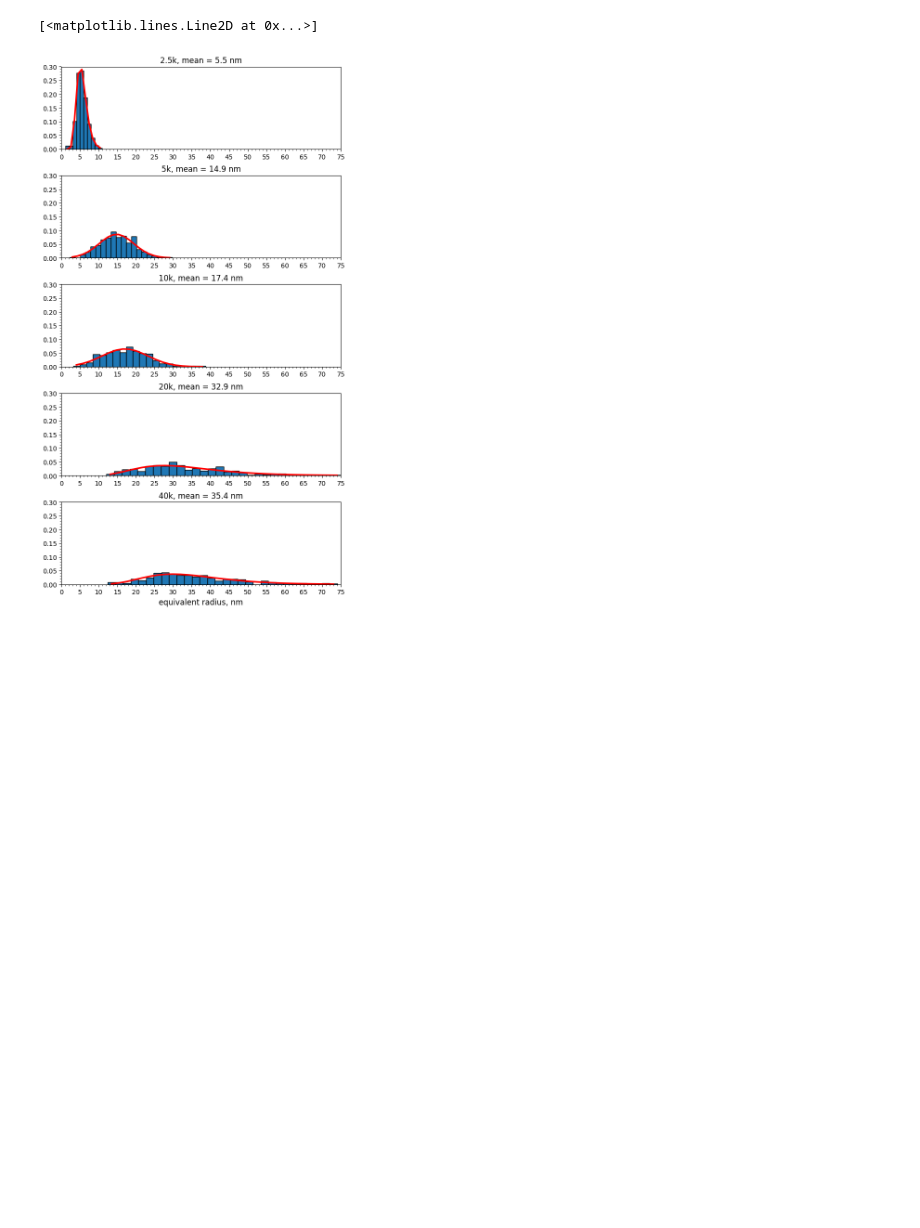
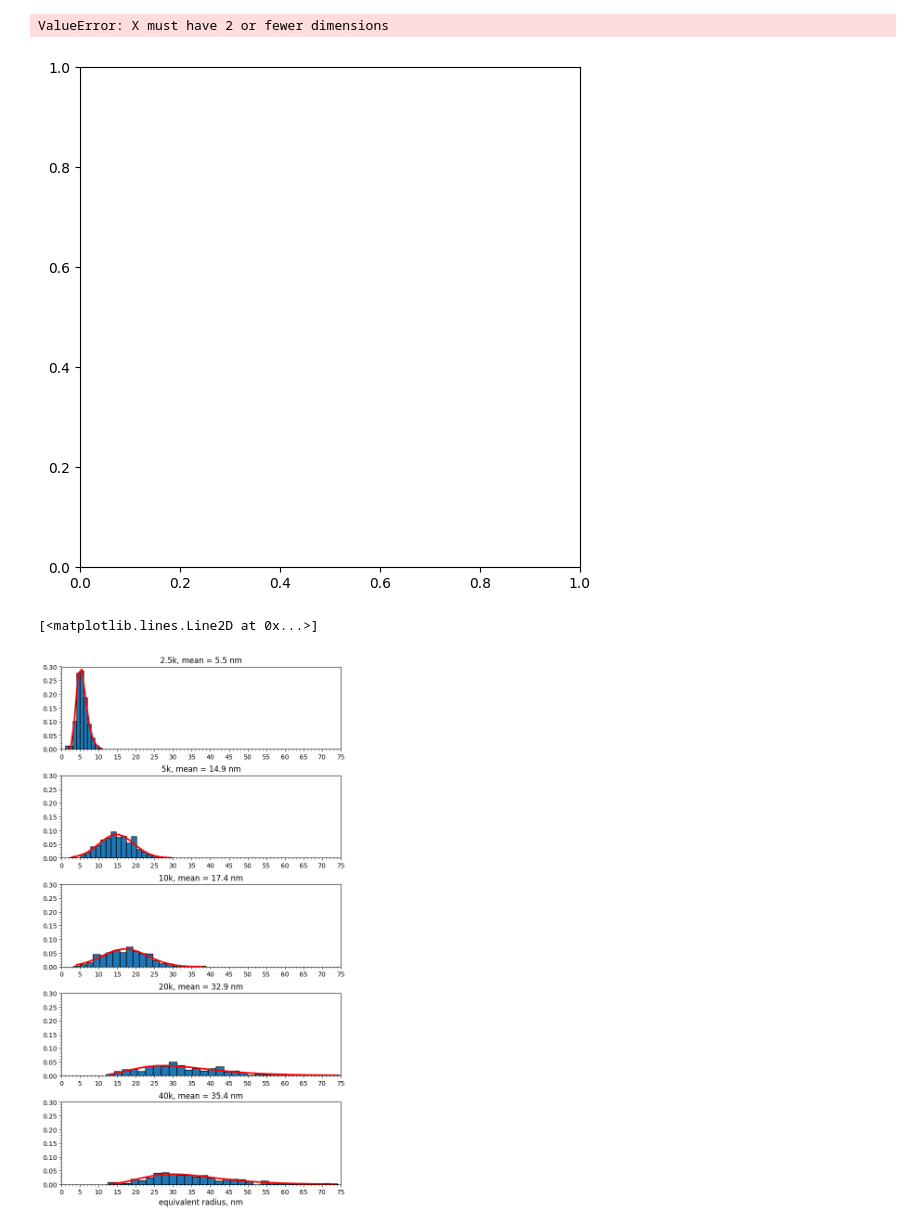
Before and after one commit to OneMoreGate/Ru_article, a Jupyter notebook: Cells_size/data_calc.ipynb, the cells around one changed output. Saved outputs shown, nothing was run; the diff lists cells and outputs as text; code cells hidden in the pictures; blank space fills up the shorter version.

```diff
--- a/Cells_size/data_calc.ipynb
+++ b/Cells_size/data_calc.ipynb
@@ -17,6 +17,18 @@ df_5K= df_5K[df_5K > 2]
 df_10K= df_10K[df_10K > 3]
 df_20K= df_20K[df_20K > 3]
 df_40K= df_40K[df_40K > 3]
+# %%
+ticks = ['2.5K', '5K', '10K', '20K', '40K']
+pulses = [2500, 5000, 10000, 20000, 40000]
+data = [df_25K, df_5K, df_10K, df_20K, df_40K]
+
+fig = plt.figure(figsize =(5, 5))
+ax = fig.add_axes([0, 0, 1, 1])
+
+ax.boxplot(data, labels= pulses)
+# %% [output]
+ValueError: X must have 2 or fewer dimensions
+[figure, added]
 # %%
 def gaussian(x, mu, sigma):
     return 1/(sigma * np.sqrt(2 * np.pi)) * np.exp(-(x - mu)**2 / (2 * sigma**2))
```
Also changed, not shown: parts of 2 cells of this notebook.
